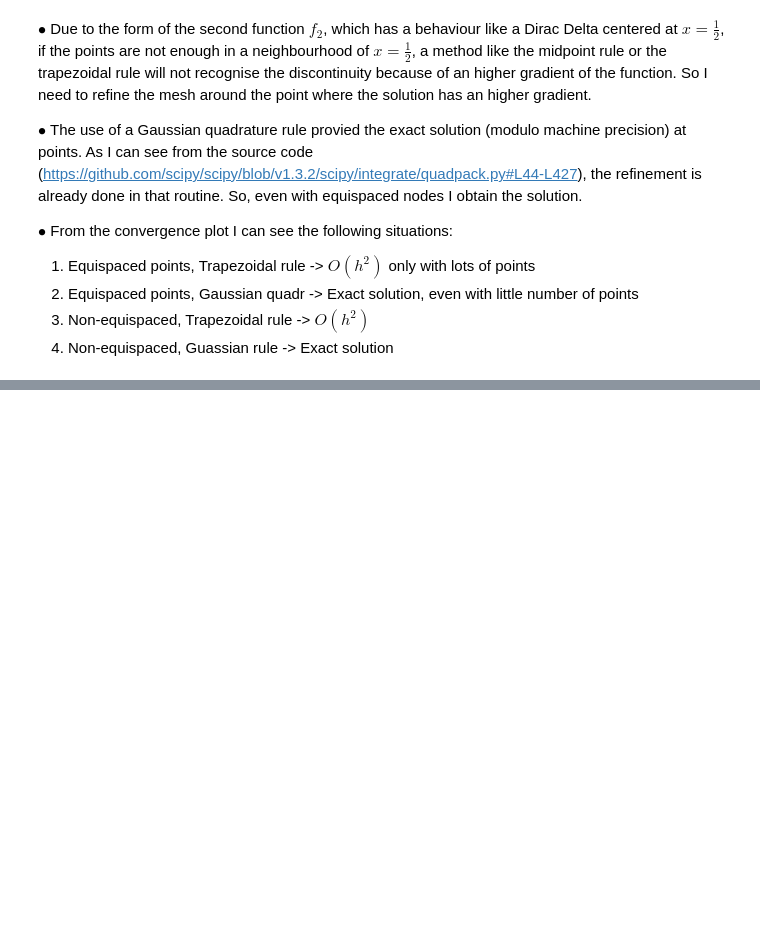
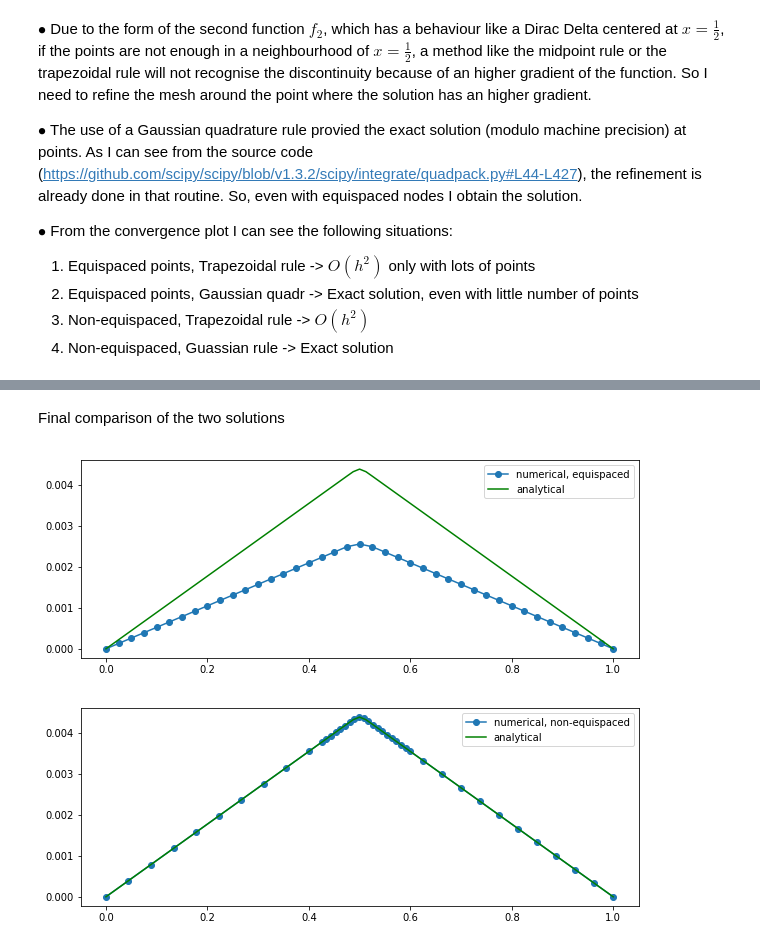
Before and after one commit to fdrmrc/HigherNumericalMathematicsPS, a Jupyter notebook: Sheet6/FEM_Poisson.ipynb, the cells around one changed output, grey strips where cells are left out. Drawn from its saved outputs; the diff is of its cells as text; code cells hidden in the pictures; blank space fills up the shorter version.

Commit message:
compared solutions

```diff
--- a/Sheet6/FEM_Poisson.ipynb
+++ b/Sheet6/FEM_Poisson.ipynb
@@ -328,0 +334,34 @@ plt.show()
+# %% [markdown]
+Final comparison of the two solutions
+# %%
+M =40
+rhs = rhs2
+quadr = 'Midpoint'
+for i in range(2):
+    if i == 0:
+        nodetype = 'equi'
+        xnr = nodegen(M,nodetype)
+        unr = Fem1dPoisson(M,xnr,rhs,quadr)
+    else:
+        nodetype = 'refine'
+        xref = nodegen(M,nodetype)
+        uref = Fem1dPoisson(M,xref,rhs,quadr)
+
+
+plt.figure(figsize=(10,8))
+plt.subplot(2,1,1)
+plt.plot(xnr,unr,'-o',label='numerical, equispaced')
+xx = np.linspace(0,1,2*M+1)
+plt.plot(xx,uex(xx,rhs2),'g',label='analytical')
+plt.legend()
+plt.show()
+
+plt.figure(figsize=(10,8))
+plt.subplot(2,1,2)
+plt.plot(xref,uref,'-o',label='numerical, non-equispaced')
+plt.plot(xx,uex(xx,rhs2),'g',label='analytical')
+plt.legend()
+plt.show()
+# %% [output]
+[figure, added]
+[figure, added]
```
Also changed, not shown: parts of 5 cells of this notebook.
